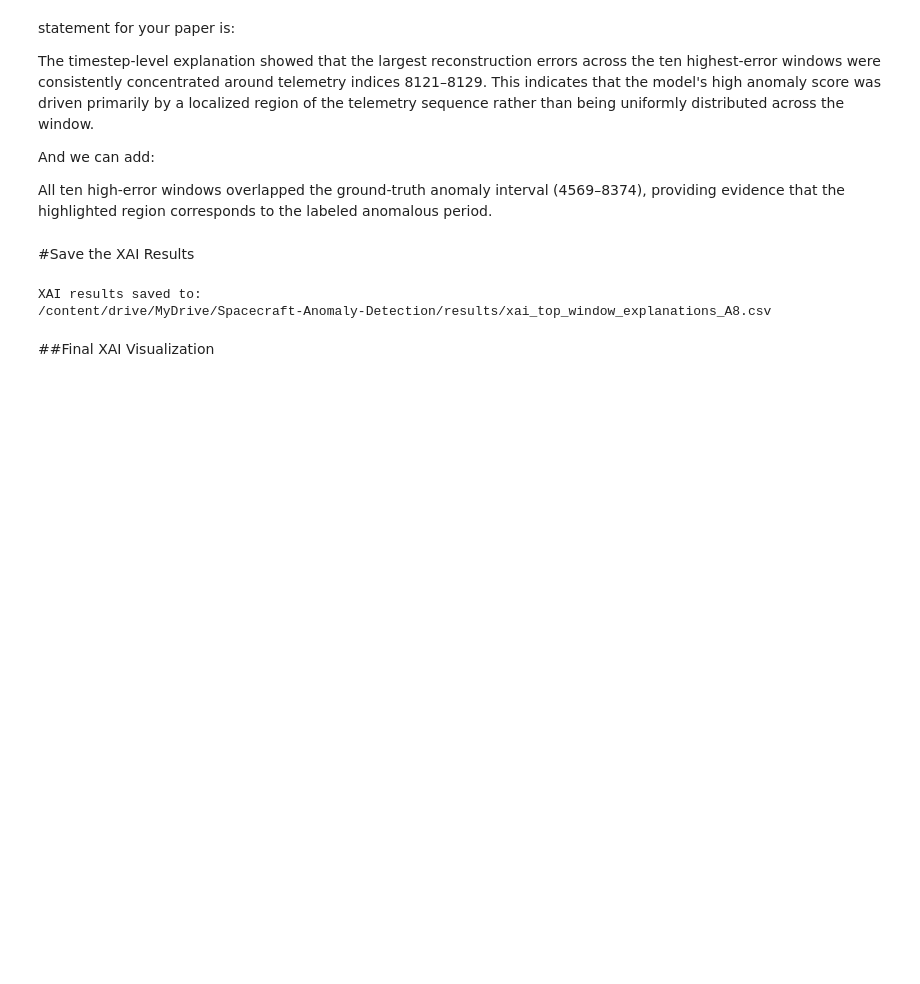
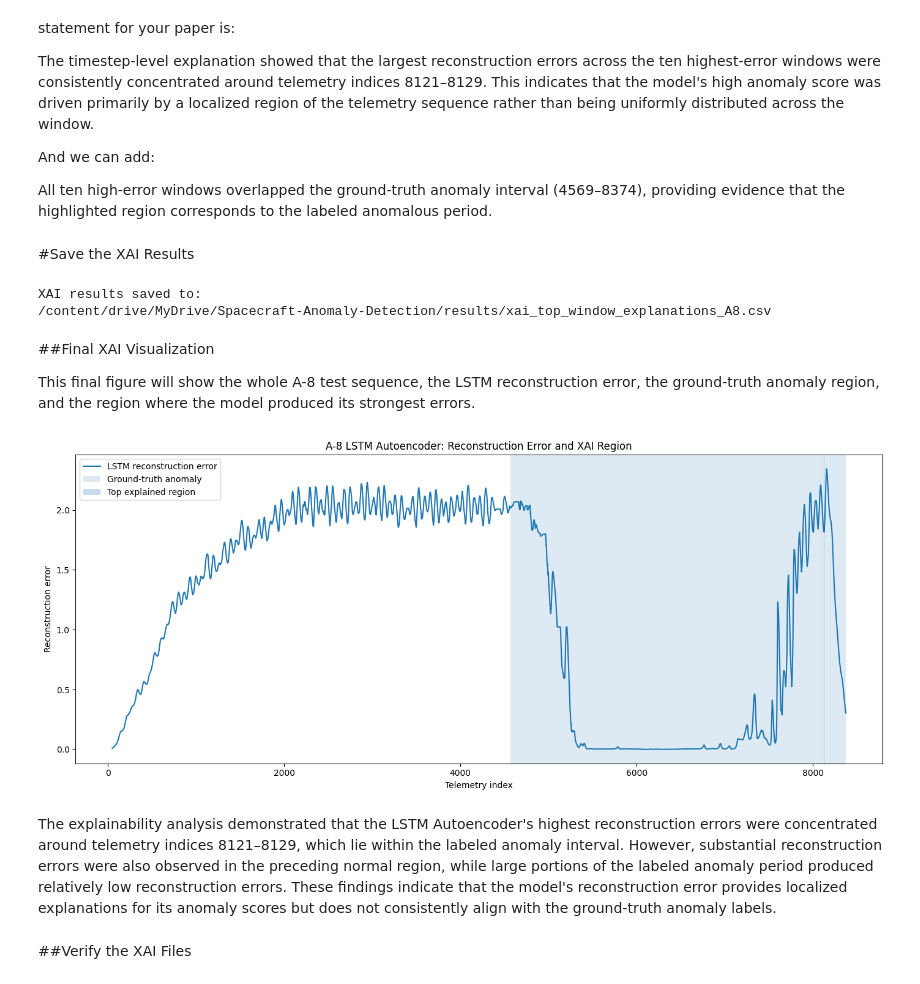
Before and after one commit to Amit-Chandra-Das/spacecraft-anomaly-detection, a Jupyter notebook: notebooks/26_explainable_ai.ipynb, the cells around one changed output. Cells and saved outputs as stored; diff of their text form; code cells hidden in the pictures; blank space fills up the shorter version.

```diff
--- a/notebooks/26_explainable_ai.ipynb
+++ b/notebooks/26_explainable_ai.ipynb
@@ -519,5 +519,51 @@ print(explanation_path)
 # %% [output]
 XAI results saved to:
 /content/drive/MyDrive/Spacecraft-Anomaly-Detection/results/xai_top_window_explanations_A8.csv
-# %% [markdown]
-##Final XAI Visualization
+# %% [markdown]
+##Final XAI Visualization
+
+This final figure will show the whole A-8 test sequence, the LSTM reconstruction error, the ground-truth anomaly region, and the region where the model produced its strongest errors.
+# %%
+anomaly_start = 4569
+anomaly_end = 8374
+
+window_indices = np.arange(
+    window_size - 1,
+    len(test_telemetry)
+)
+
+plt.figure(figsize=(14, 6))
+
+plt.plot(
+    window_indices,
+    test_errors,
+    label="LSTM reconstruction error"
+)
+
+plt.axvspan(
+    anomaly_start,
+    anomaly_end,
+    alpha=0.15,
+    label="Ground-truth anomaly"
+)
+
+plt.axvspan(
+    8121,
+    8129,
+    alpha=0.25,
+    label="Top explained region"
+)
+
+plt.xlabel("Telemetry index")
+plt.ylabel("Reconstruction error")
+plt.title("A-8 LSTM Autoencoder: Reconstruction Error and XAI Region")
+plt.legend()
+
+plt.tight_layout()
+plt.show()
+# %% [output]
+[figure, added]
+# %% [markdown]
+The explainability analysis demonstrated that the LSTM Autoencoder's highest reconstruction errors were concentrated around telemetry indices 8121–8129, which lie within the labeled anomaly interval. However, substantial reconstruction errors were also observed in the preceding normal region, while large portions of the labeled anomaly period produced relatively low reconstruction errors. These findings indicate that the model's reconstruction error provides localized explanations for its anomaly scores but does not consistently align with the ground-truth anomaly labels.
+# %% [markdown]
+##Verify the XAI Files
```
Also changed, not shown: parts of 9 cells of this notebook, 18 other files.
